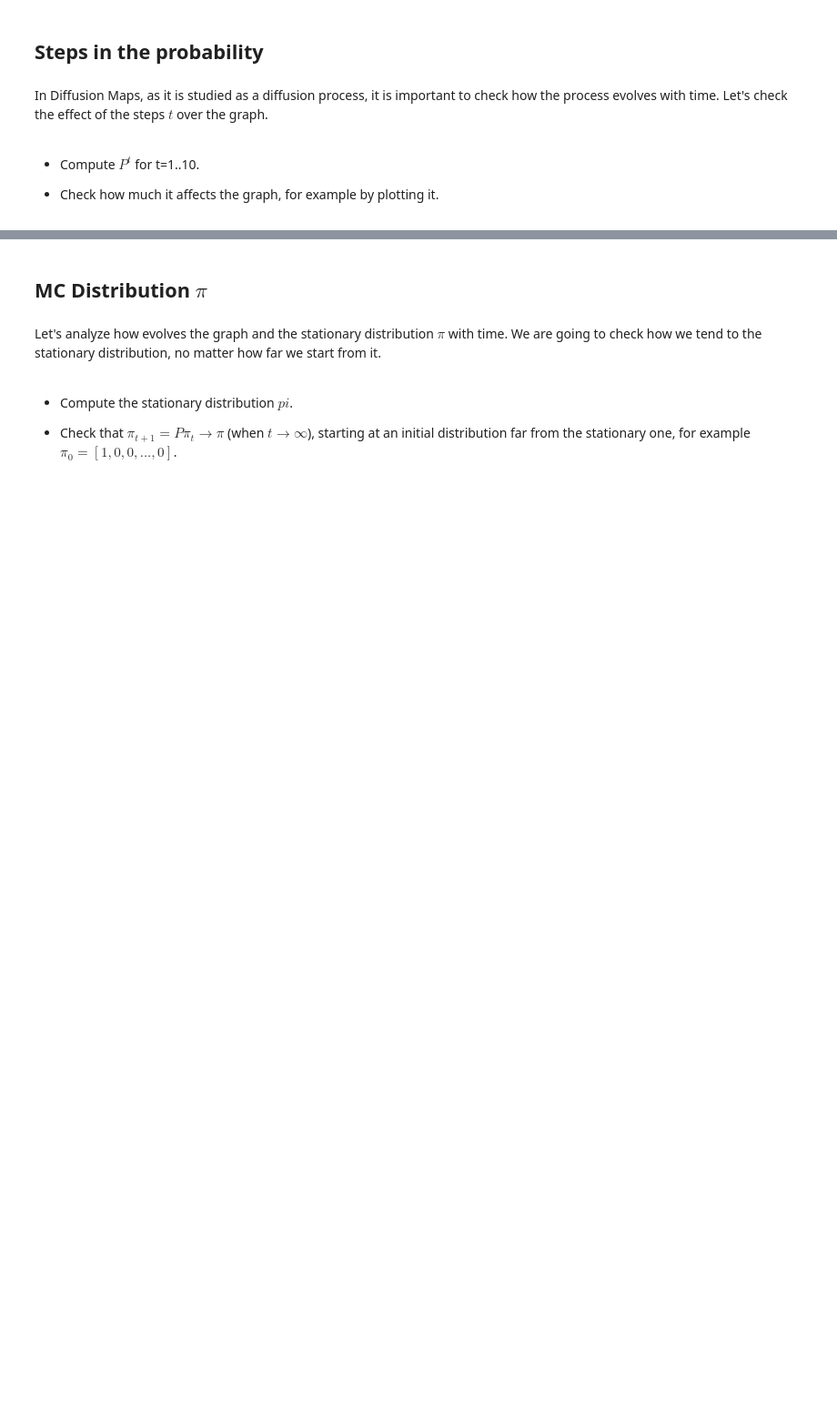
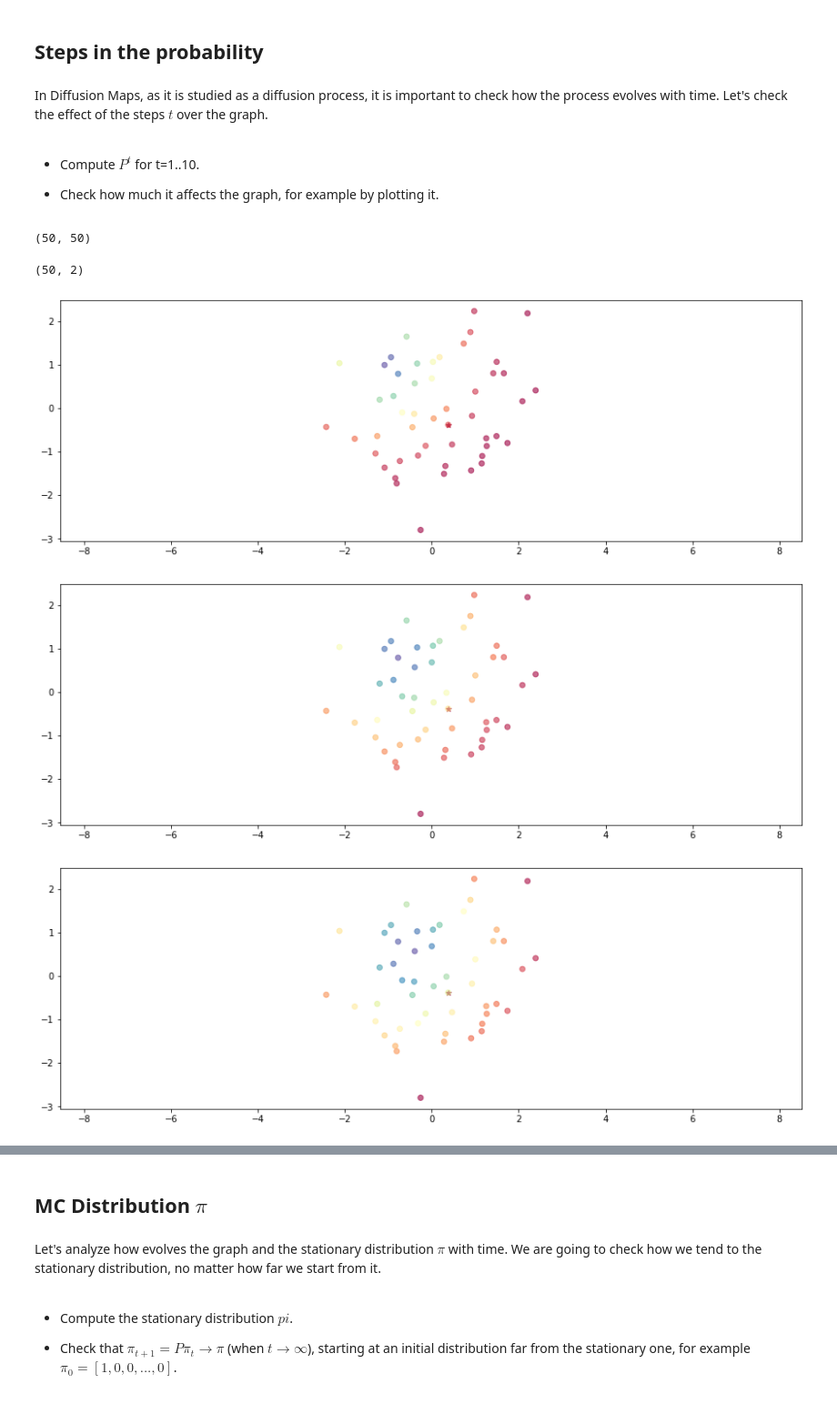
Before and after one commit to glorelvalle/g-mucd, a Jupyter notebook: mf/manifold learning/03-DM.ipynb, the cells around one changed output, grey strips where cells are left out. Shown at 91% size. Saved outputs shown, nothing was run; the diff lists cells and outputs as text; code cells hidden in the pictures; blank space fills up the shorter version.

```diff
--- a/mf/manifold learning/03-DM.ipynb
+++ b/mf/manifold learning/03-DM.ipynb
@@ -107,3 +124,23 @@ In Diffusion Maps, as it is studied as a diffusion process, it is important to c
 * Check how much it affects the graph, for example by plotting it.
 
 </div>
+# %%
+print(Ps[0].shape)
+X.shape
+# %% [output]
+(50, 50)
+(50, 2)
+# %%
+Ps = []
+t = 10
+for i in range(10):
+    Ps.append(np.linalg.matrix_power(P,i))
+    if i > 0:
+        plt.scatter(X[-1,0], X[-1,1], c = Ps[i][0,0], cmap=my_cmap, marker='*')
+        plt.scatter(X[:,0], X[:,1], marker='o', c=Ps[i][0], cmap=my_cmap, alpha=0.6)
+        plt.axis('equal')
+        plt.show()
+# %% [output]
+[figure, added]
+[figure, added]
+[figure, added]
```
Also changed, not shown: parts of 11 cells of this notebook, 2 other files.
